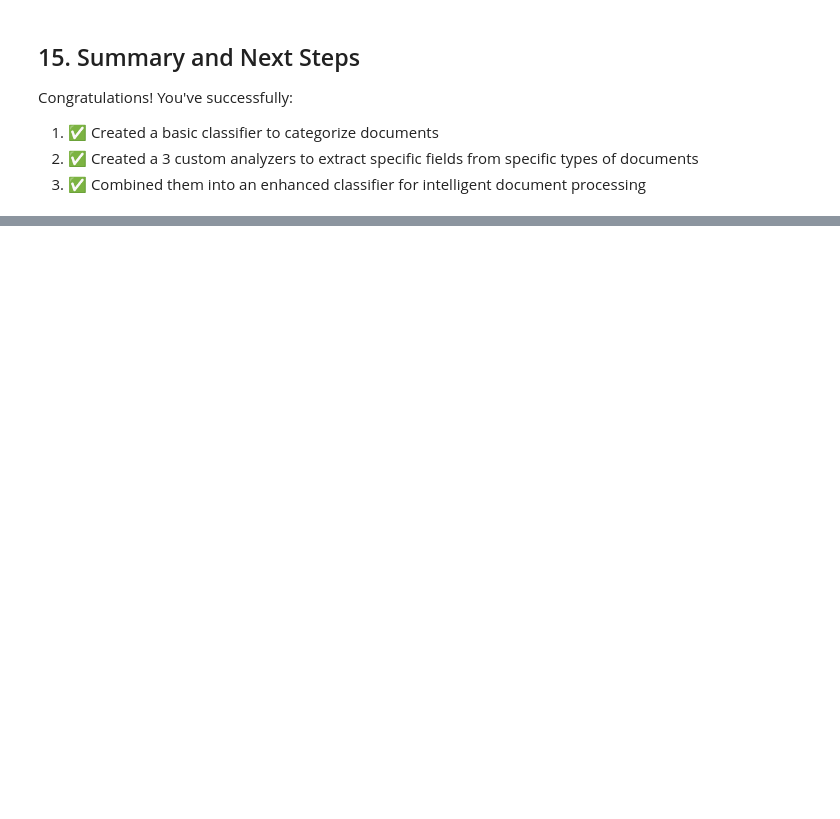
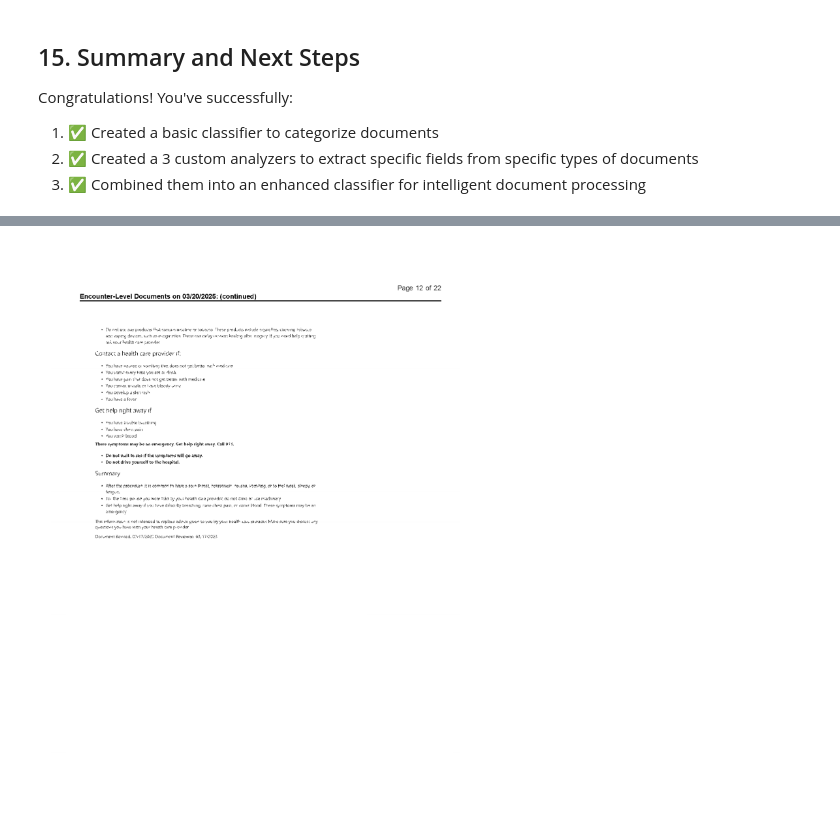
Before and after one commit to wawilk/content-undertanding-for-claims, a Jupyter notebook: classifier.ipynb, the cells around one changed output, grey strips where cells are left out. Drawn from its saved outputs; the diff is of its cells as text; code cells hidden in the pictures; blank space fills up the shorter version.

```diff
--- a/classifier.ipynb
+++ b/classifier.ipynb
@@ -603,0 +1052,20 @@ if 'enhanced_result' in locals() and enhanced_result:
+# %%
+# display the page using matplotlibdef display_page_with_confidence(page, ax=None):
+import matplotlib.pyplot as plt
+
+def display_page_with_confidence(page, ax=None):
+    # just display the image but make it even bigger
+    # i need it zoomed in to see the text
+    img = plt.imread(page)
+    if ax is None:
+        fig, ax = plt.subplots(figsize=(18, 22))  # Adjust size as needed
+
+    ax.imshow(img)
+    ax.axis('off')
+    plt.show()
+
+
+page="Data/page_1.png"
+display_page_with_confidence(page)
+# %% [output]
+[figure, added]
```
Also changed, not shown: parts of 46 cells of this notebook, 6 other files.
